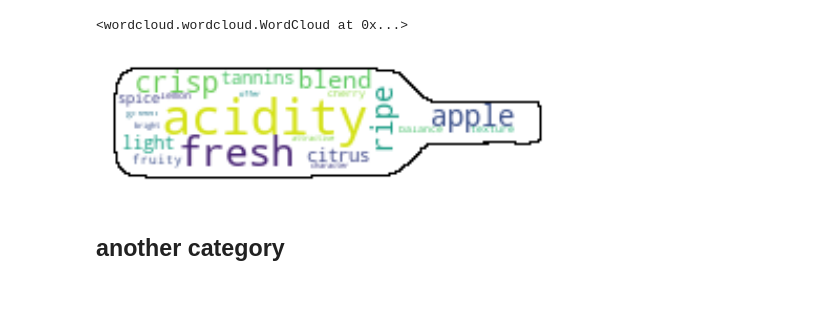
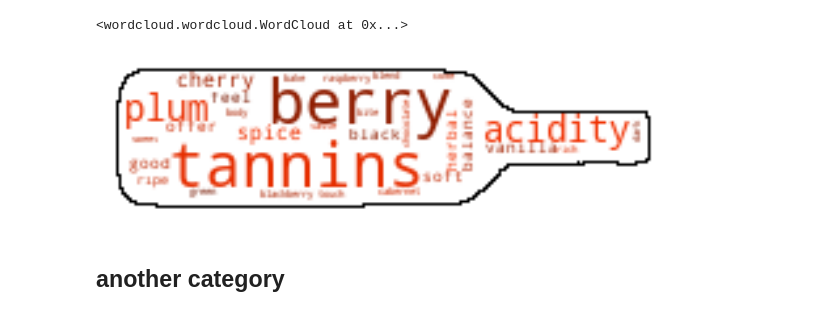
Before and after one commit to vanessapolliard/which-wine, a Jupyter notebook: notebooks/data_exploration.ipynb, the cells around one changed output. Saved outputs shown, nothing was run; the diff lists cells and outputs as text; code cells hidden in the pictures.

```diff
--- a/notebooks/data_exploration.ipynb
+++ b/notebooks/data_exploration.ipynb
@@ -1083,18 +1006,18 @@ array([[[255, 255, 255],
 # %%
-wc = WordCloud(background_color="white", max_words=20, mask=wine_mask,
-               stopwords=stop, contour_width=1, contour_color='black')
+wc = WordCloud(background_color="white", max_words=50, mask=wine_mask,
+               stopwords=stop, contour_width=0.5, contour_color='black',color_func=random_color_func)
 
 # Generate a wordcloud
 wc.generate(freq_str)
 # %% [output]
 <wordcloud.wordcloud.WordCloud at 0x...>
 # %%
-plt.figure(figsize=[8,5])
+plt.figure(figsize=[10,8])
 plt.imshow(wc, interpolation='bilinear')
 plt.axis("off")
 plt.show()
 # %% [output]
-[figure, old version]
+[figure, new version]
 # %% [markdown]
 ## another category
 # %%
```
Also changed, not shown: parts of 13 cells of this notebook, 4 other files.
